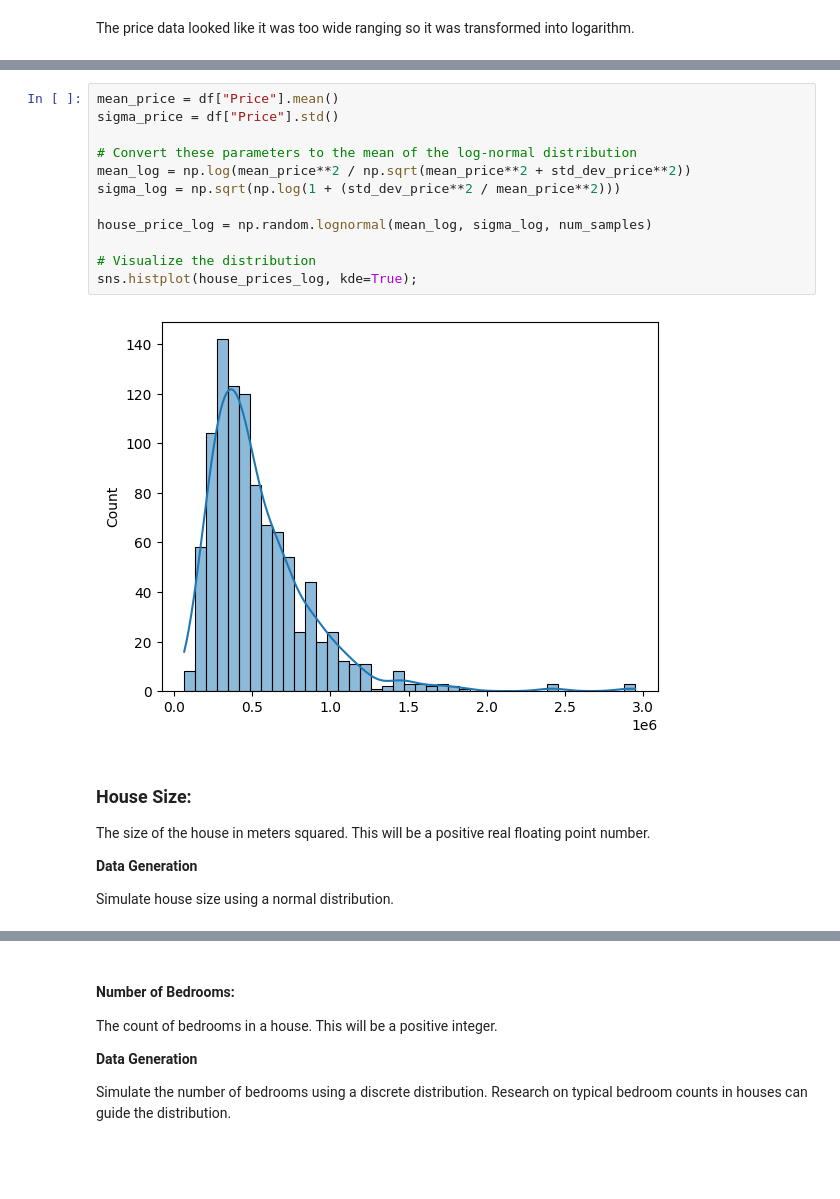
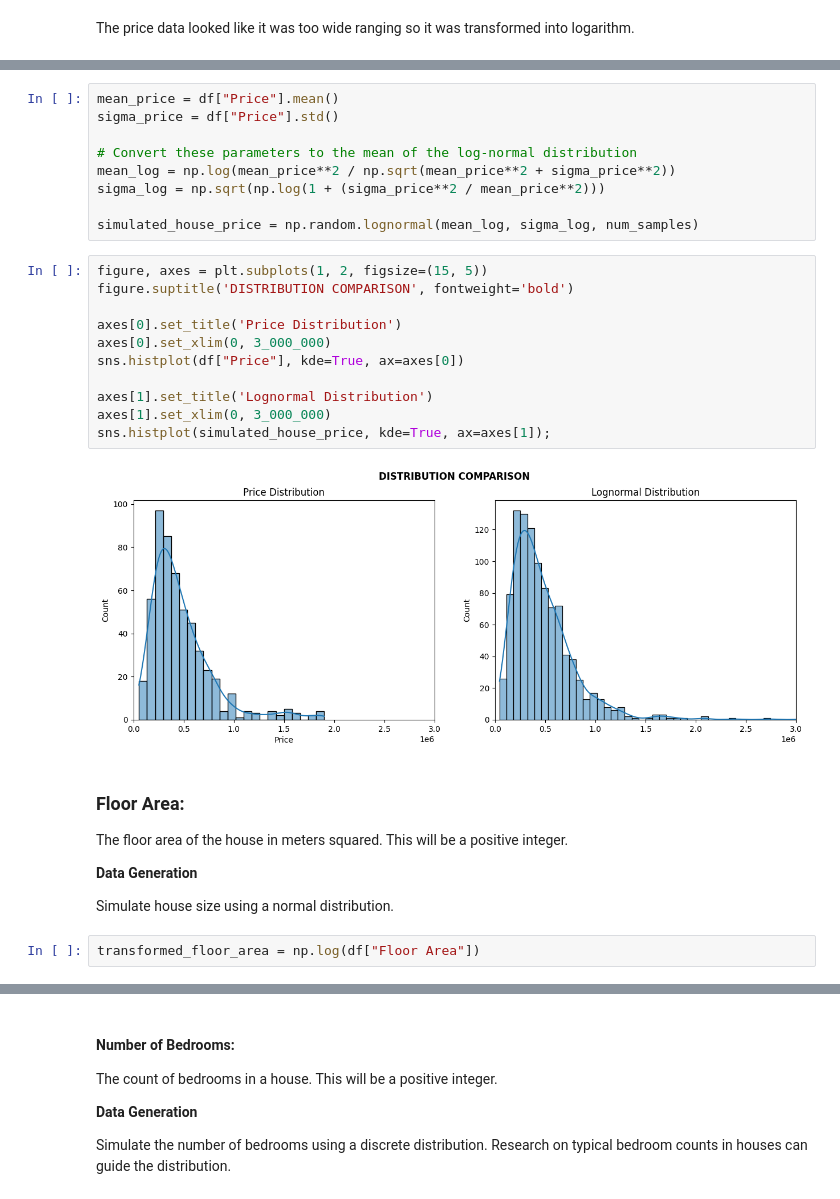
Before and after one commit to damienfarrell/prog-data-p1, a Jupyter notebook: Project_1.ipynb, the cells around one changed output, grey strips where cells are left out. Saved outputs shown, nothing was run; the diff lists cells and outputs as text; blank space fills up the shorter version.

```diff
--- a/Project_1.ipynb
+++ b/Project_1.ipynb
@@ -199,21 +205,31 @@ mean_price = df["Price"].mean()
 sigma_price = df["Price"].std()
 
 # Convert these parameters to the mean of the log-normal distribution
-mean_log = np.log(mean_price**2 / np.sqrt(mean_price**2 + std_dev_price**2))
-sigma_log = np.sqrt(np.log(1 + (std_dev_price**2 / mean_price**2)))
+mean_log = np.log(mean_price**2 / np.sqrt(mean_price**2 + sigma_price**2))
+sigma_log = np.sqrt(np.log(1 + (sigma_price**2 / mean_price**2)))
 
-house_price_log = np.random.lognormal(mean_log, sigma_log, num_samples)
-
-# Visualize the distribution
-sns.histplot(house_prices_log, kde=True);
+simulated_house_price = np.random.lognormal(mean_log, sigma_log, num_samples)
-# %% [output]
-[figure, removed]
+# %%
+figure, axes = plt.subplots(1, 2, figsize=(15, 5))
+figure.suptitle('DISTRIBUTION COMPARISON', fontweight='bold')
+
+axes[0].set_title('Price Distribution')
+axes[0].set_xlim(0, 3_000_000)
+sns.histplot(df["Price"], kde=True, ax=axes[0])
+
+axes[1].set_title('Lognormal Distribution')
+axes[1].set_xlim(0, 3_000_000)
+sns.histplot(simulated_house_price, kde=True, ax=axes[1]);
+# %% [output]
+[figure, added]
 # %% [markdown]
-### **House Size:**
+### **Floor Area:**
 
-The size of the house in meters squared. This will be a positive real floating point number.
+The floor area of the house in meters squared. This will be a positive integer.
 
 **Data Generation**
 
 
 Simulate house size using a normal distribution.
+# %%
+transformed_floor_area = np.log(df["Floor Area"])
```
Also changed, not shown: parts of 18 cells of this notebook.
